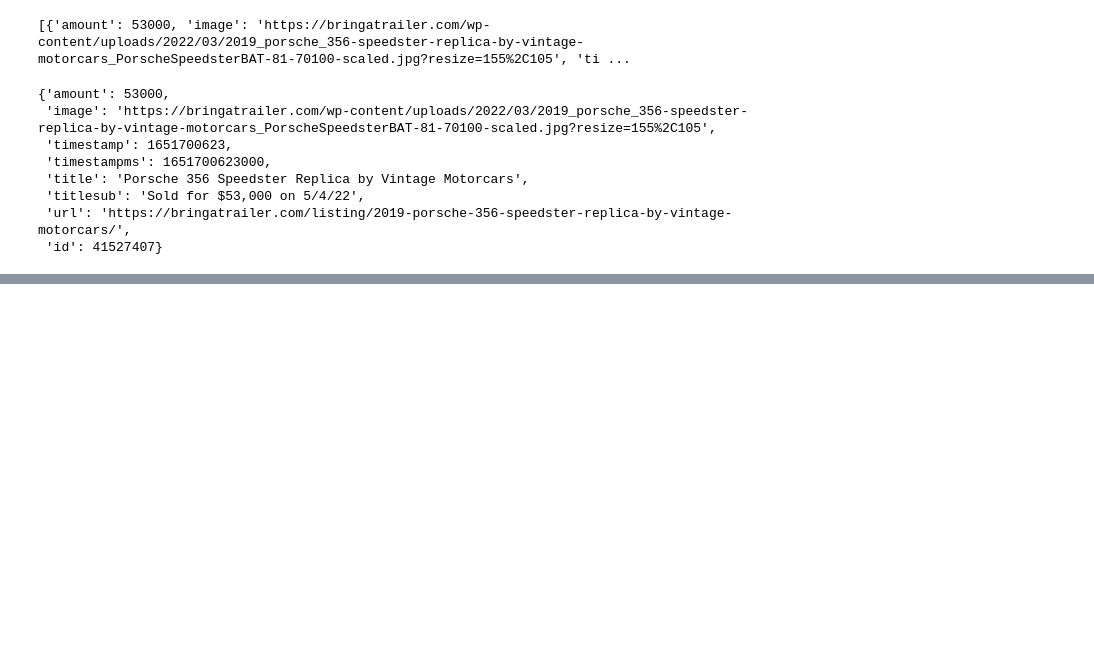
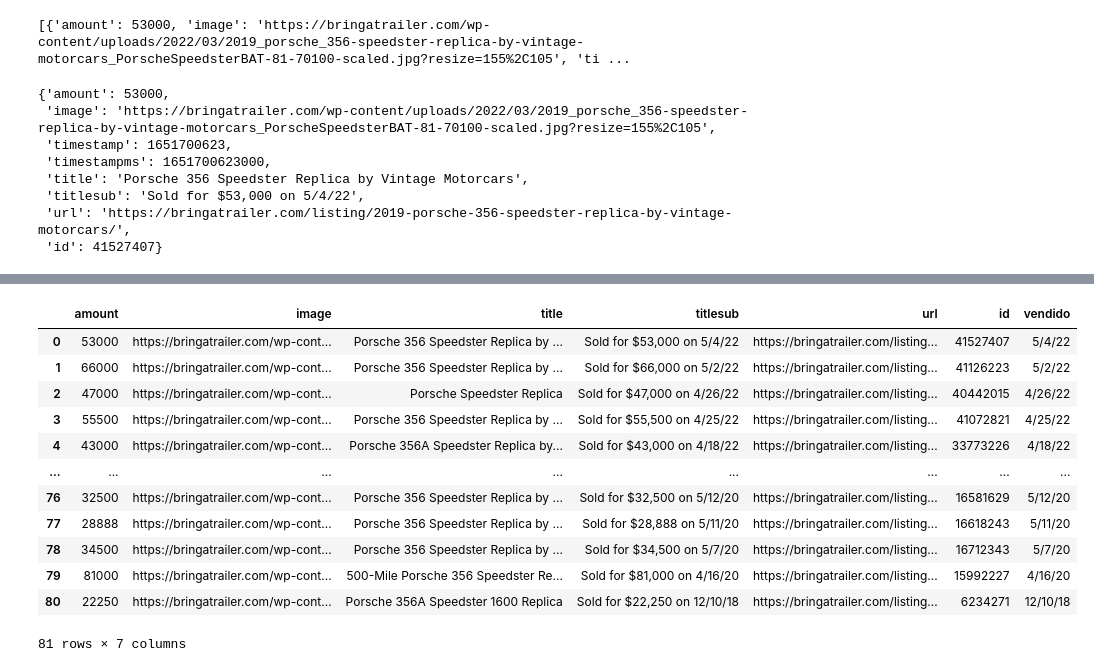
Before and after one commit to joooser/Web_Scrapper_Auction_Results_BaT, a Jupyter notebook: 356ReplicaBat.ipynb, the cells around one changed output, grey strips where cells are left out. Cells and saved outputs as stored; diff of their text form; code cells hidden in the pictures; blank space fills up the shorter version.

```diff
--- a/356ReplicaBat.ipynb
+++ b/356ReplicaBat.ipynb
@@ -106,4 +106,4 @@ f[0]
  'id': 41527407}
 # %%
 import pandas as pd
-pd.DataFrame(f)
+df1=pd.DataFrame(f)
@@ -127,0 +129,17 @@ df
+# %%
+df2['vendido']=df2['titlesub'].str[20:]
+df2
+# %% [output]
+|  | amount | image | title | titlesub | url | id | vendido |
+| 0 | 53000 | https://bringatrailer.com/wp-cont... | Porsche 356 Speedster Replica by ... | Sold for $53,000 on 5/4/22 | https://bringatrailer.com/listing... | 41527407 | 5/4/22 |
+| 1 | 66000 | https://bringatrailer.com/wp-cont... | Porsche 356 Speedster Replica by ... | Sold for $66,000 on 5/2/22 | https://bringatrailer.com/listing... | 41126223 | 5/2/22 |
+| 2 | 47000 | https://bringatrailer.com/wp-cont... | Porsche Speedster Replica | Sold for $47,000 on 4/26/22 | https://bringatrailer.com/listing... | 40442015 | 4/26/22 |
+| 3 | 55500 | https://bringatrailer.com/wp-cont... | Porsche 356 Speedster Replica by ... | Sold for $55,500 on 4/25/22 | https://bringatrailer.com/listing... | 41072821 | 4/25/22 |
+| 4 | 43000 | https://bringatrailer.com/wp-cont... | Porsche 356A Speedster Replica by... | Sold for $43,000 on 4/18/22 | https://bringatrailer.com/listing... | 33773226 | 4/18/22 |
+| ... | ... | ... | ... | ... | ... | ... | ... |
+| 76 | 32500 | https://bringatrailer.com/wp-cont... | Porsche 356 Speedster Replica by ... | Sold for $32,500 on 5/12/20 | https://bringatrailer.com/listing... | 16581629 | 5/12/20 |
+| 77 | 28888 | https://bringatrailer.com/wp-cont... | Porsche 356 Speedster Replica by ... | Sold for $28,888 on 5/11/20 | https://bringatrailer.com/listing... | 16618243 | 5/11/20 |
+| 78 | 34500 | https://bringatrailer.com/wp-cont... | Porsche 356 Speedster Replica by ... | Sold for $34,500 on 5/7/20 | https://bringatrailer.com/listing... | 16712343 | 5/7/20 |
+| 79 | 81000 | https://bringatrailer.com/wp-cont... | 500-Mile Porsche 356 Speedster Re... | Sold for $81,000 on 4/16/20 | https://bringatrailer.com/listing... | 15992227 | 4/16/20 |
+| 80 | 22250 | https://bringatrailer.com/wp-cont... | Porsche 356A Speedster 1600 Replica | Sold for $22,250 on 12/10/18 | https://bringatrailer.com/listing... | 6234271 | 12/10/18 |
+81 rows × 7 columns
```
Also changed, not shown: parts of 16 cells of this notebook.
